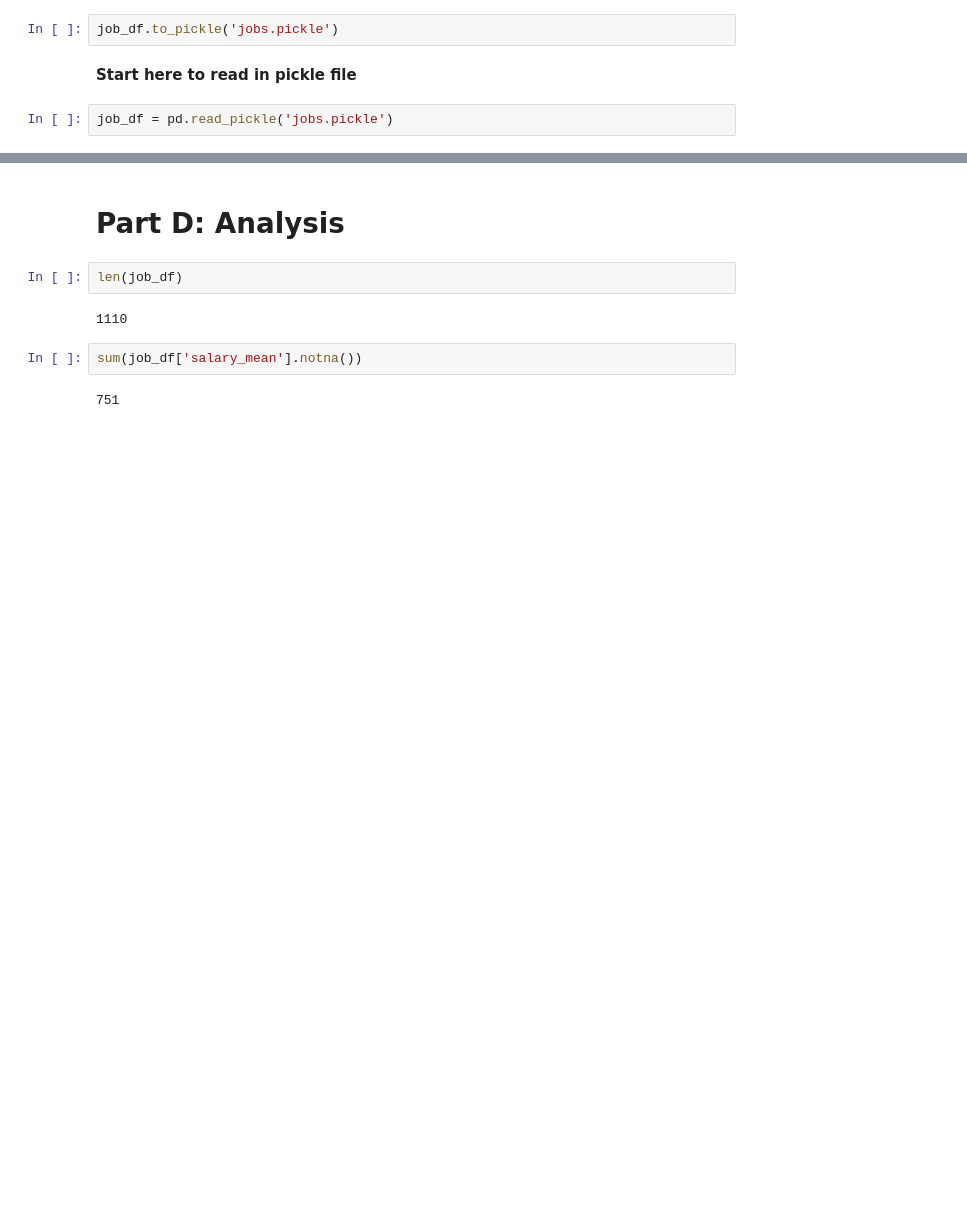
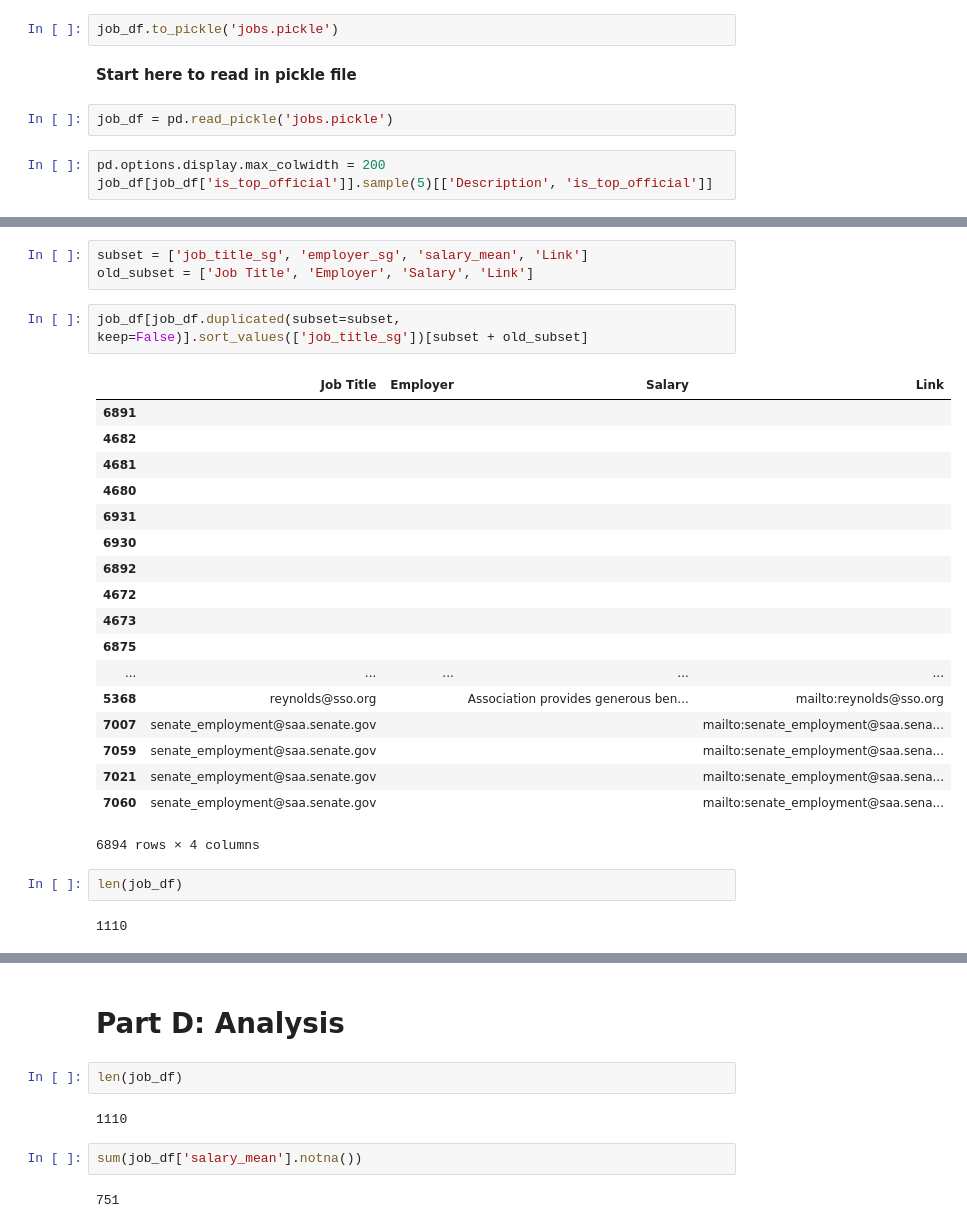
Before and after one commit to Bipartisan-Policy-Center/election-official-job-descriptions, a Jupyter notebook: scrape.ipynb, the cells around one changed output, grey strips where cells are left out. Drawn from its saved outputs; the diff is of its cells as text; blank space fills up the shorter version.

```diff
--- a/scrape.ipynb
+++ b/scrape.ipynb
@@ -365,3 +409,6 @@ job_df.to_pickle('jobs.pickle')
 **Start here to read in pickle file**
 # %%
 job_df = pd.read_pickle('jobs.pickle')
+# %%
+pd.options.display.max_colwidth = 200
+job_df[job_df['is_top_official']].sample(5)[['Description', 'is_top_official']]
@@ -367,0 +422,28 @@ job_df = pd.read_pickle('jobs.pickle')
+# %%
+subset = ['job_title_sg', 'employer_sg', 'salary_mean', 'Link']
+old_subset = ['Job Title', 'Employer', 'Salary', 'Link']
+# %%
+job_df[job_df.duplicated(subset=subset, keep=False)].sort_values(['job_title_sg'])[subset + old_subset]
+# %% [output]
+|  | Job Title | Employer | Salary | Link |
+| 6891 |  |  |  |  |
+| 4682 |  |  |  |  |
+| 4681 |  |  |  |  |
+| 4680 |  |  |  |  |
+| 6931 |  |  |  |  |
+| 6930 |  |  |  |  |
+| 6892 |  |  |  |  |
+| 4672 |  |  |  |  |
+| 4673 |  |  |  |  |
+| 6875 |  |  |  |  |
+| ... | ... | ... | ... | ... |
+| 5368 | reynolds@sso.org |  | Association provides generous ben... | mailto:reynolds@sso.org |
+| 7007 | senate_employment@saa.senate.gov |  |  | mailto:senate_employment@saa.sena... |
+| 7059 | senate_employment@saa.senate.gov |  |  | mailto:senate_employment@saa.sena... |
+| 7021 | senate_employment@saa.senate.gov |  |  | mailto:senate_employment@saa.sena... |
+| 7060 | senate_employment@saa.senate.gov |  |  | mailto:senate_employment@saa.sena... |
+6894 rows × 4 columns
+# %%
+len(job_df)
+# %% [output]
+1110
```
Also changed, not shown: parts of 26 cells of this notebook, 3 other files.
